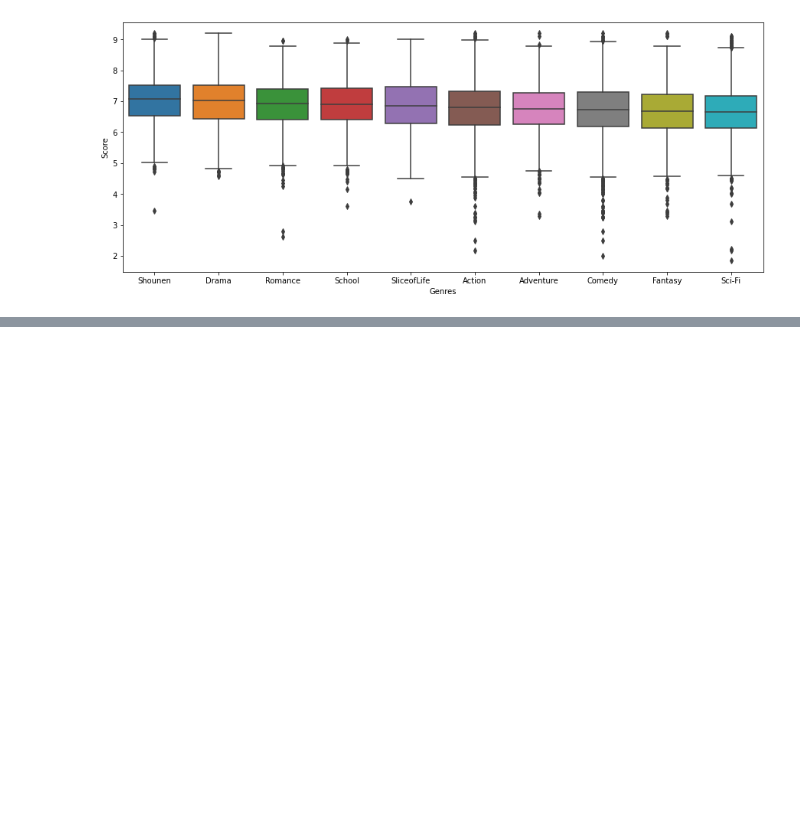
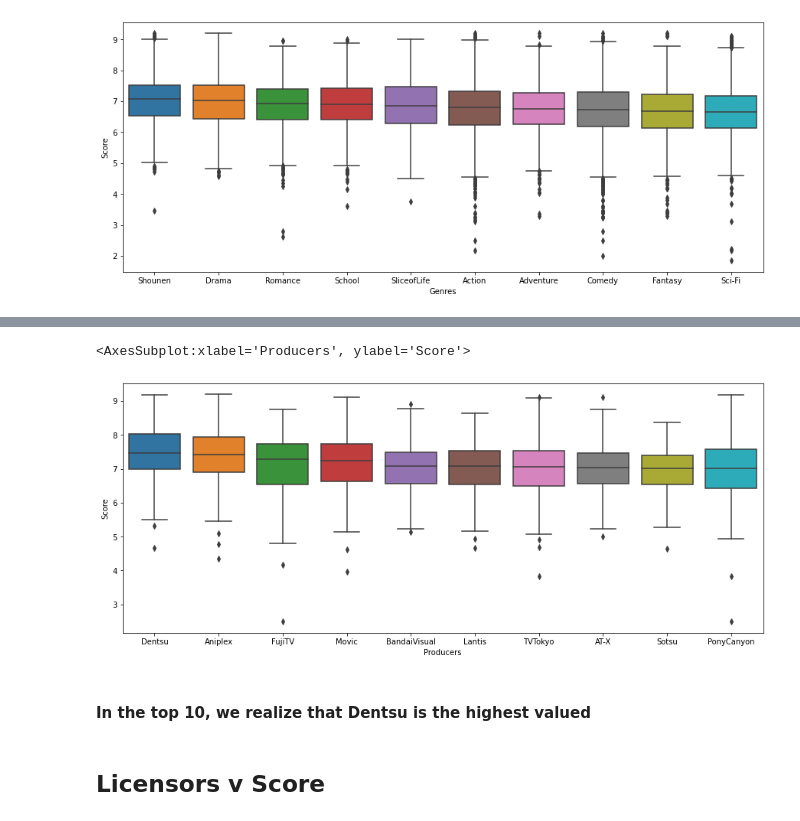
Before and after one commit to saksh-sys/EDA-project, a Jupyter notebook: anime.ipynb, the cells around one changed output, grey strips where cells are left out. Drawn from its saved outputs; the diff is of its cells as text; code cells hidden in the pictures; blank space fills up the shorter version.

```diff
--- a/anime.ipynb
+++ b/anime.ipynb
@@ -732,0 +830,4 @@ sns.boxplot(x= 'Genres' , y = 'Score', data = filgenres_top10 , order= gen_score
+# %%
+#FILTER WITH THE TOP10 OF PRODUCERS
+fil2_top10 = df_anime_aux3[df_anime_aux3['Producers'].isin(producer_top10)]
+fil2_top10
@@ -732,0 +848,5 @@ sns.boxplot(x= 'Genres' , y = 'Score', data = filgenres_top10 , order= gen_score
+# %%
+prod_score__median_top10  = fil2_top10.groupby(['Producers'] ,
+                                  as_index=False).agg({'Score' : 'median'}).sort_values('Score' , ascending = False)
+
+prod_score__median_top10
@@ -732,0 +865,11 @@ sns.boxplot(x= 'Genres' , y = 'Score', data = filgenres_top10 , order= gen_score
+# %%
+#BOXPLOT OF TOP10 PRODUCERS
+plt.figure(figsize=(15,6))
+sns.boxplot(x= 'Producers' , y = 'Score', data = fil2_top10 , order= prod_score__median_top10['Producers'] )
+# %% [output]
+<AxesSubplot:xlabel='Producers', ylabel='Score'>
+[figure, added]
+# %% [markdown]
+#### In the top 10, we realize that Dentsu is the highest valued
+# %% [markdown]
+## Licensors v Score
```
Also changed, not shown: parts of 52 cells of this notebook.
